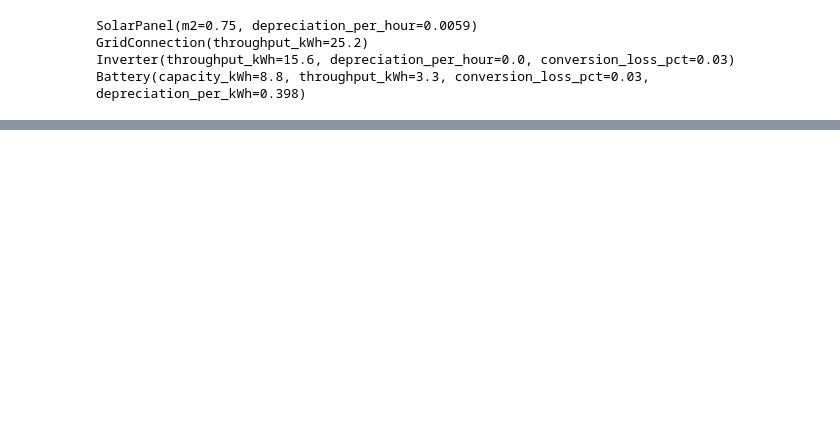
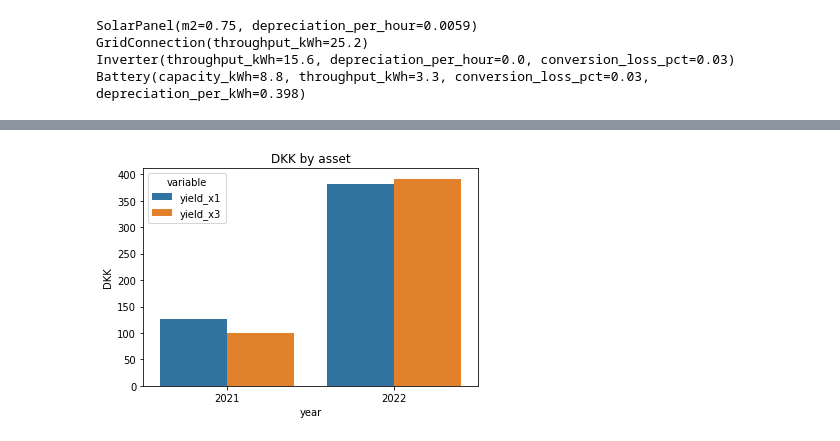
Before and after one commit to skipperkongen/elarb, a Jupyter notebook: notebooks/scenarios.ipynb, the cells around one changed output, grey strips where cells are left out. Drawn from its saved outputs; the diff is of its cells as text; code cells hidden in the pictures; blank space fills up the shorter version.

```diff
--- a/notebooks/scenarios.ipynb
+++ b/notebooks/scenarios.ipynb
@@ -198,0 +202,10 @@ plt.show()
+# %%
+cols = ['year', 'yield_x1', 'yield_x3']
+df_plot = df_samp.groupby('year').mean().reset_index().loc[:, cols].melt(id_vars='year')
+sns.barplot(data=df_plot, x='year', y='value', hue='variable')
+plt.ylabel('DKK')
+plt.title('DKK by asset')
+plt.show()
+#df_plot
+# %% [output]
+[figure, added]
```
Also changed, not shown: parts of 20 cells of this notebook, 2 other files.
